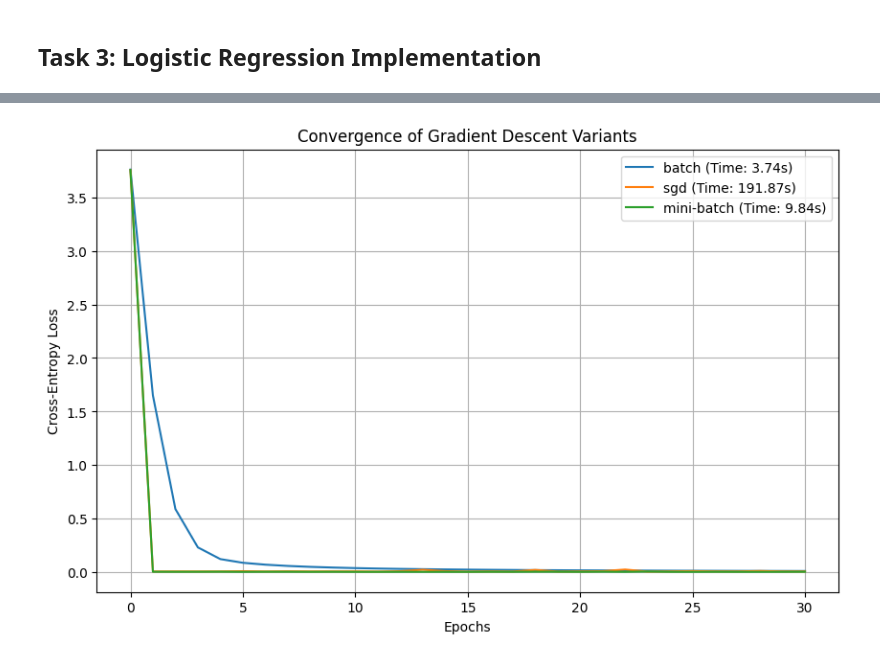
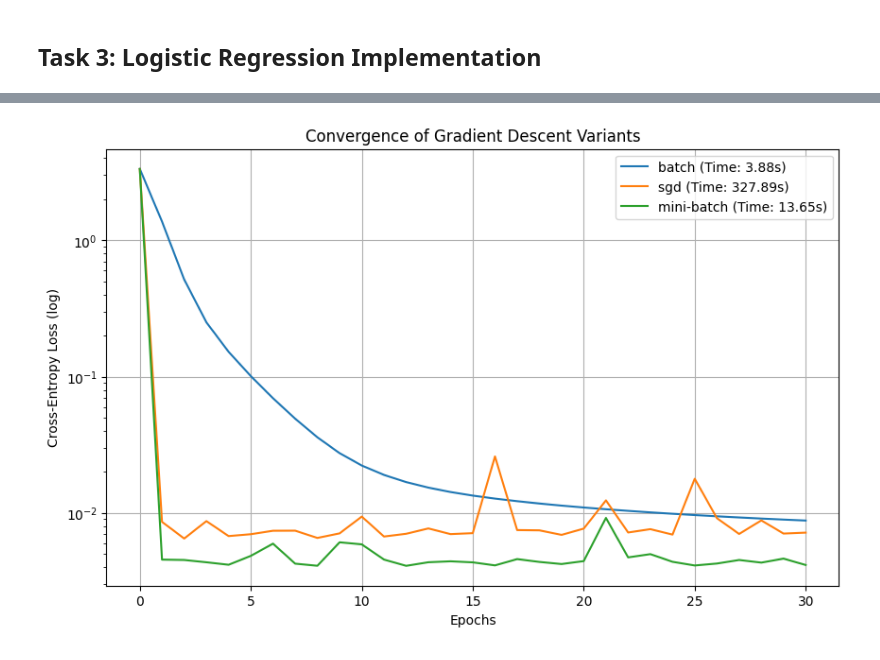
Before and after one commit to shamikkarkhanis/csci4170-paiml, a Jupyter notebook: log_reg.ipynb, the cells around one changed output, grey strips where cells are left out. Cells and saved outputs as stored; diff of their text form; code cells hidden in the pictures.

```diff
--- a/log_reg.ipynb
+++ b/log_reg.ipynb
@@ -360,11 +399,4 @@ def log_reg(X, Y, n=0.01, e=1e-5, max_iters=100, lr = 0.01, gradient_method='sgd
 # %%
-X_data = data.drop(columns=['Class', 'Time'])
-Y_data = data['Class']
-
-# 2. Scale (Highly recommended for many features)
-from sklearn.preprocessing import StandardScaler
-X_scaled = StandardScaler().fit_transform(X_data)
-
 import matplotlib.pyplot as plt
 
 # Run experiments
@@ -379,7 +411,6 @@ W_init = np.random.randn(K, n_features + 1)
 
 for method, rate in zip(methods, rates):
     print(f"\nRunning {method} gradient descent...")
-    # Using fewer iterations for demonstration; increase max_iters for full convergence
     W, acc, f1, loss_hist, t_exec = log_reg(X_scaled, Y_data.values, max_iters=30, lr = rate, gradient_method=method, W_init=W_init)
     results[method] = {'loss': loss_hist, 'time': t_exec, 'acc': acc, 'f1': f1}
 
@@ -389,10 +420,11 @@ for method in methods:
     plt.plot(results[method]['loss'], label=f"{method} (Time: {results[method]['time']:.2f}s)")
 
 plt.xlabel('Epochs')
-plt.ylabel('Cross-Entropy Loss')
+plt.ylabel('Cross-Entropy Loss (log)')
 plt.title('Convergence of Gradient Descent Variants')
 plt.legend()
 plt.grid(True)
+plt.yscale('log')
 plt.show()
 # %% [output]
 Running batch gradient descent...
@@ -415 +447 @@ Execution time: 9.842963933944702
-[figure, old version]
+[figure, new version]
```
Also changed, not shown: parts of 13 cells of this notebook.
